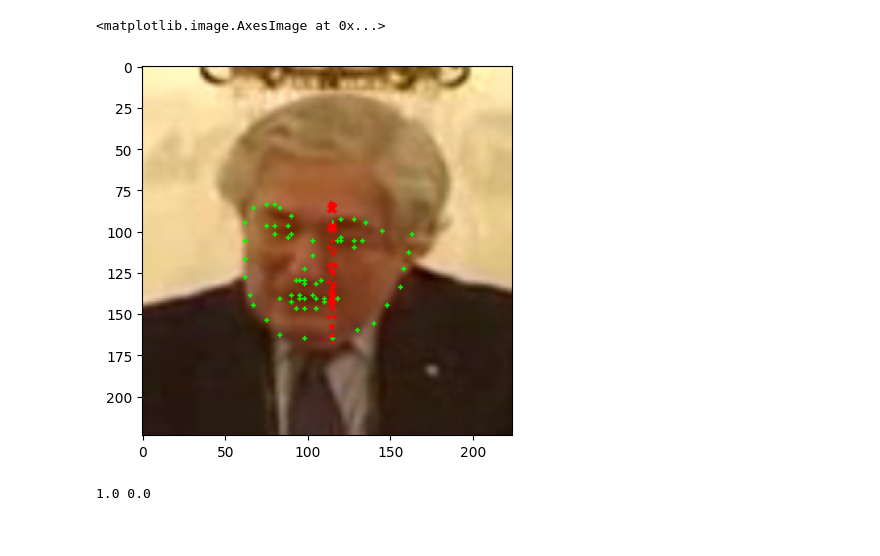
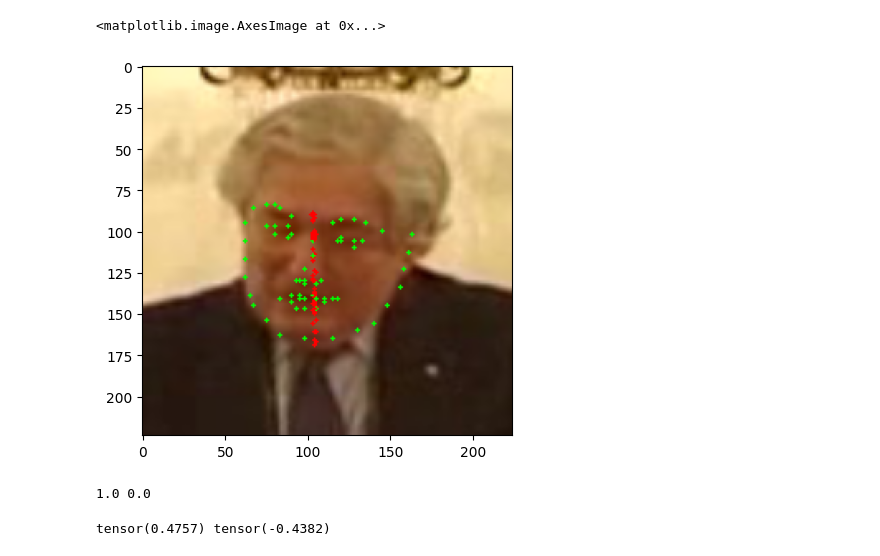
Before and after one commit to rihat99/CV701_Assignemnt_4, a Jupyter notebook: test.ipynb, the cells around one changed output. Cells and saved outputs as stored; diff of their text form; code cells hidden in the pictures.

```diff
--- a/test.ipynb
+++ b/test.ipynb
@@ -40,35 +40,40 @@ test_dataset = FacialKeypointsDataset(csv_file='data/test_frames_keypoints.csv',
 index = 0
 
 image, keypoints = test_dataset[index]
+keypoints = keypoints.reshape(-1, 2)
 # %%
 with torch.no_grad():
     model.eval()
     output = model(image.unsqueeze(0).to(DEVICE))
     output = output.cpu().numpy()
     output = output.reshape(-1, 2)
 
 
 image = image.permute(1, 2, 0).numpy()
 image = image.copy()
 
 for i in range(keypoints.shape[0]):
-    keypoints_y = int(keypoints[i, 1] * image.shape[1])
-    keypoints_x = int(keypoints[i, 0] * image.shape[0])
+    keypoints_y = int((keypoints[i, 1] + 1) * image.shape[1] / 2)
+    keypoints_x = int((keypoints[i, 0] + 1) * image.shape[0] / 2)
     # keypoints_x = int(keypoints[i, 0])
     # keypoints_y = int(keypoints[i, 1])
     cv2.circle(image, (keypoints_x, keypoints_y), 1, (0, 1, 0), -1)
 
-    # pred_y = int(output[i, 1] * image.shape[1])
-    # pred_x = int(output[i, 0] * image.shape[0])
-    pred_x = int(output[i, 0])
-    pred_y = int(output[i, 1])
+    pred_y = int((output[i, 1] + 1) * image.shape[1] / 2)
+    pred_x = int((output[i, 0] + 1) * image.shape[0] / 2)
+    # pred_x = int(output[i, 0])
+    # pred_y = int(output[i, 1])
     cv2.circle(image, (pred_x, pred_y), 1, (1, 0, 0), -1)
 
 plt.imshow(image)
 # %% [output]
 <matplotlib.image.AxesImage at 0x...>
-[figure, old version]
+[figure, new version]
 # %%
 print(image.max(), image.min())
 # %% [output]
 1.0 0.0
+# %%
+print(keypoints.max(), keypoints.min())
+# %% [output]
+tensor(0.4757) tensor(-0.4382)
```
Also changed, not shown: parts of 1 cell of this notebook, 4 other files.
